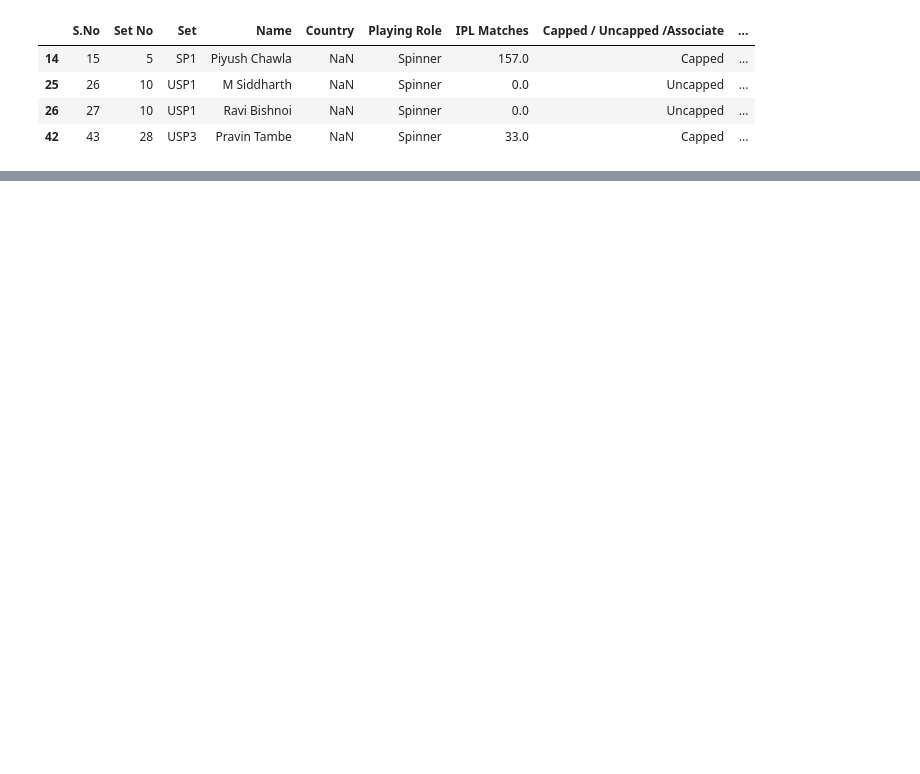
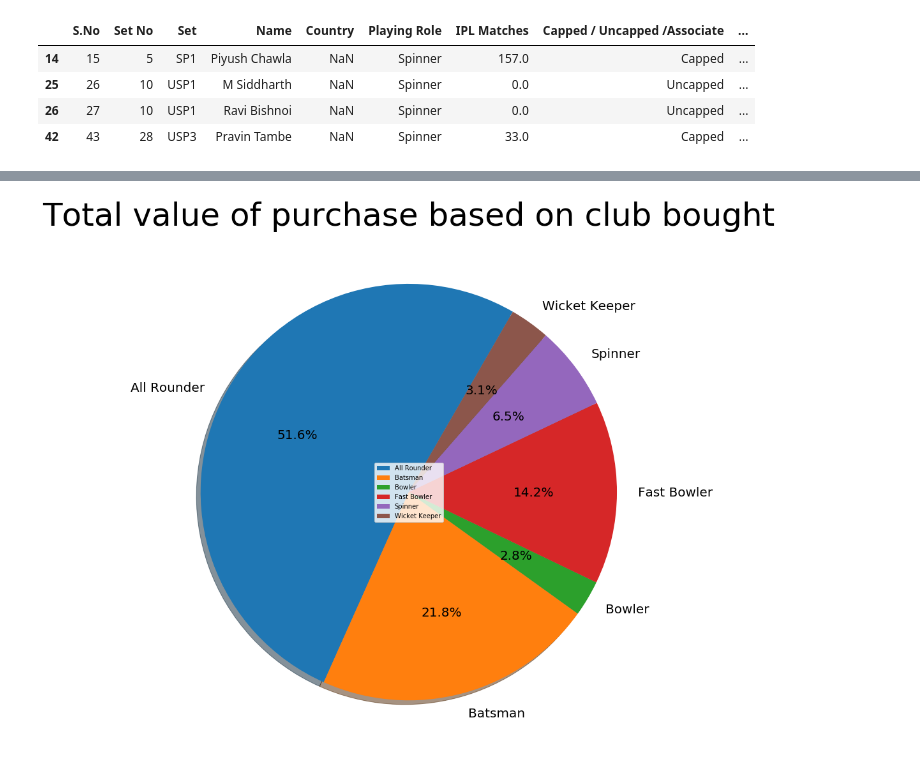
Before and after one commit to Thesavagecoder7784/Statistical-Data-Analysis-With-Pandas, a Jupyter notebook: Analysis of IPL Auction 2020 - Copy.ipynb, the cells around one changed output, grey strips where cells are left out. Cells and saved outputs as stored; diff of their text form; code cells hidden in the pictures; blank space fills up the shorter version.

```diff
--- a/Analysis of IPL Auction 2020 - Copy.ipynb
+++ b/Analysis of IPL Auction 2020 - Copy.ipynb
@@ -586,0 +704,2 @@ bwdf
+# %%
+ars = aradf['Auctioned Price(in ₹ Lacs)']
@@ -586,0 +717,11 @@ bwdf
+# %%
+plt.pie(ars,labels = labels,autopct='%1.1f%%',
+        shadow=True, startangle=60,
+        textprops={'fontsize': 20})
+labels = dict(ars)
+plt.xticks(fontsize = 50)
+plt.title("Total value of purchase based on club bought",fontsize = 50)
+plt.legend(labels,loc = 'center')
+plt.show()
+# %% [output]
+[figure, added]
```
Also changed, not shown: parts of 34 cells of this notebook.
